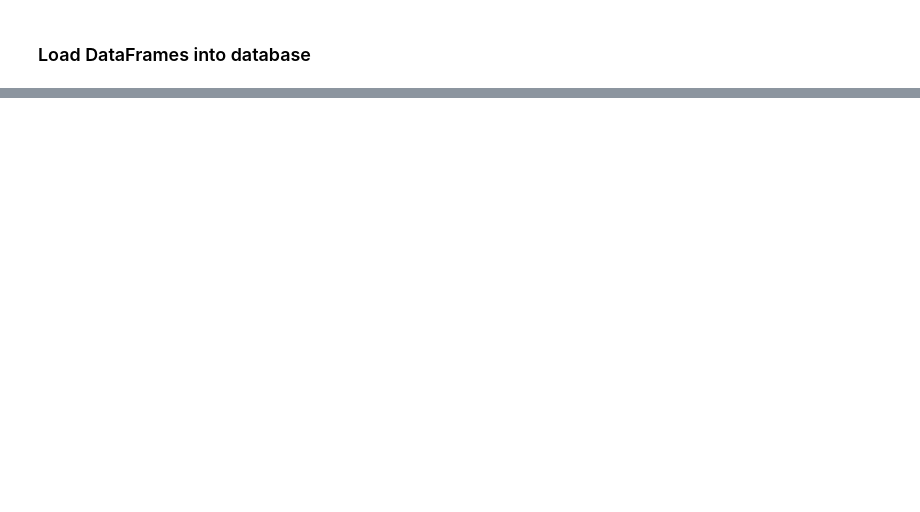
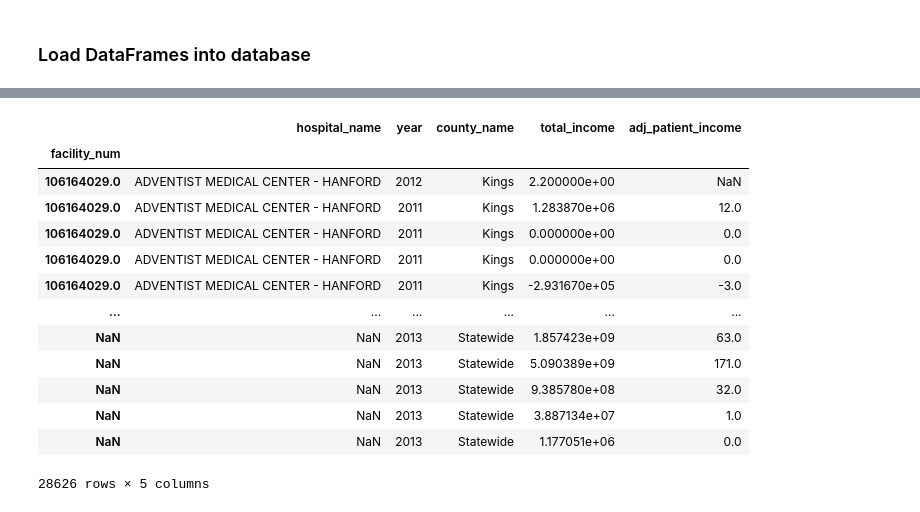
Before and after one commit to zsvorenova/ETL-project, a Jupyter notebook: esri_etl.ipynb, the cells around one changed output, grey strips where cells are left out. Cells and saved outputs as stored; diff of their text form; code cells hidden in the pictures; blank space fills up the shorter version.

```diff
--- a/esri_etl.ipynb
+++ b/esri_etl.ipynb
@@ -185,0 +234,28 @@ NameError: name 'conn' is not defined
+# %%
+# Read Hospitals Profitability Information
+hospitals_finance = pd.read_csv('Resources/hospital-profitability-2009-2013-.csv')
+hospitals_finance = hospitals_finance.filter(['Facility Number', 'Facility Name', 'Year', 'County Name',
+                                              'Income Statement Amount', 'Amount per Adjusted Patient Day'])
+hospitals_finance = hospitals_finance.rename(columns={
+                                        'Facility Number': 'facility_num', 'Facility Name': 'hospital_name',
+                                        'Year': 'year', 'County Name':'county_name',
+                                        'Income Statement Amount': 'total_income',
+                                        'Amount per Adjusted Patient Day': 'adj_patient_income'})
+hospitals_finance.set_index("facility_num", inplace=True)
+hospitals_finance = hospitals_finance.sort_values('hospital_name')
+hospitals_finance
+# %% [output]
+|  | hospital_name | year | county_name | total_income | adj_patient_income |
+| facility_num |  |  |  |  |  |
+| 106164029.0 | ADVENTIST MEDICAL CENTER - HANFORD | 2012 | Kings | 2.200000e+00 | NaN |
+| 106164029.0 | ADVENTIST MEDICAL CENTER - HANFORD | 2011 | Kings | 1.283870e+06 | 12.0 |
+| 106164029.0 | ADVENTIST MEDICAL CENTER - HANFORD | 2011 | Kings | 0.000000e+00 | 0.0 |
+| 106164029.0 | ADVENTIST MEDICAL CENTER - HANFORD | 2011 | Kings | 0.000000e+00 | 0.0 |
+| 106164029.0 | ADVENTIST MEDICAL CENTER - HANFORD | 2011 | Kings | -2.931670e+05 | -3.0 |
+| ... | ... | ... | ... | ... | ... |
+| NaN | NaN | 2013 | Statewide | 1.857423e+09 | 63.0 |
+| NaN | NaN | 2013 | Statewide | 5.090389e+09 | 171.0 |
+| NaN | NaN | 2013 | Statewide | 9.385780e+08 | 32.0 |
+| NaN | NaN | 2013 | Statewide | 3.887134e+07 | 1.0 |
+| NaN | NaN | 2013 | Statewide | 1.177051e+06 | 0.0 |
+28626 rows × 5 columns
```
Also changed, not shown: parts of 16 cells of this notebook, 3 other files.
